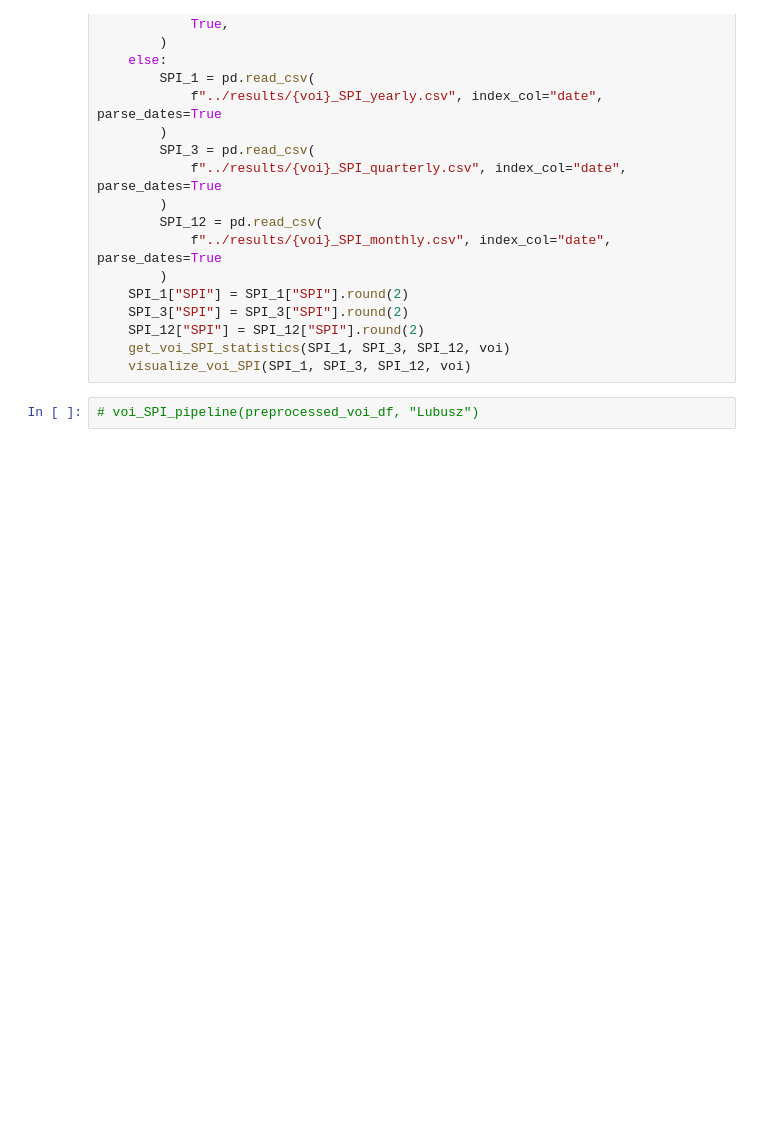
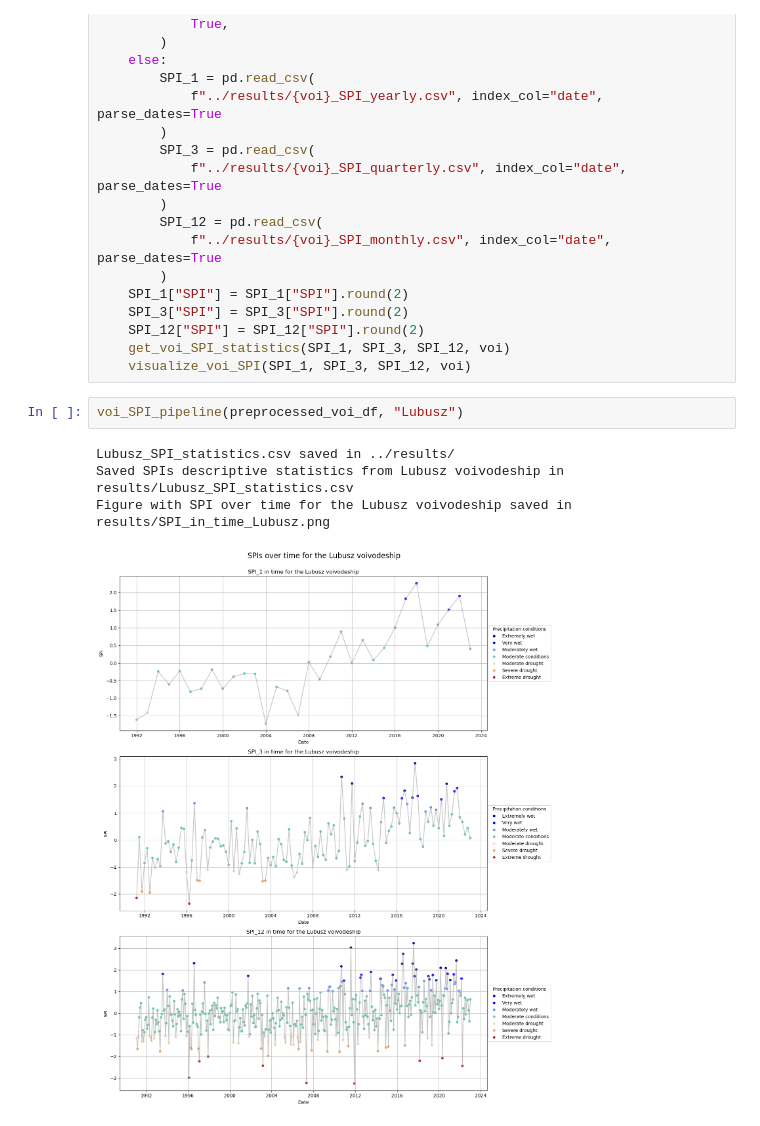
Before and after one commit to adis92202/precipitation_analysis, a Jupyter notebook: notebooks/AP_SPI_analysis.ipynb, the cells around one changed output. Saved outputs shown, nothing was run; the diff lists cells and outputs as text; blank space fills up the shorter version.

Commit message:
Coding part finished - prepared plots and statistics for SPI based on stations and the whole voi

```diff
--- a/notebooks/AP_SPI_analysis.ipynb
+++ b/notebooks/AP_SPI_analysis.ipynb
@@ -566,4 +615,9 @@ def voi_SPI_pipeline(preprocessed_voi_df, voi):
     get_voi_SPI_statistics(SPI_1, SPI_3, SPI_12, voi)
     visualize_voi_SPI(SPI_1, SPI_3, SPI_12, voi)
 # %%
-# voi_SPI_pipeline(preprocessed_voi_df, "Lubusz")
+voi_SPI_pipeline(preprocessed_voi_df, "Lubusz")
+# %% [output]
+Lubusz_SPI_statistics.csv saved in ../results/
+Saved SPIs descriptive statistics from Lubusz voivodeship in results/Lubusz_SPI_statistics.csv
+Figure with SPI over time for the Lubusz voivodeship saved in results/SPI_in_time_Lubusz.png
+[figure, added]
```
Also changed, not shown: parts of 8 cells of this notebook.
